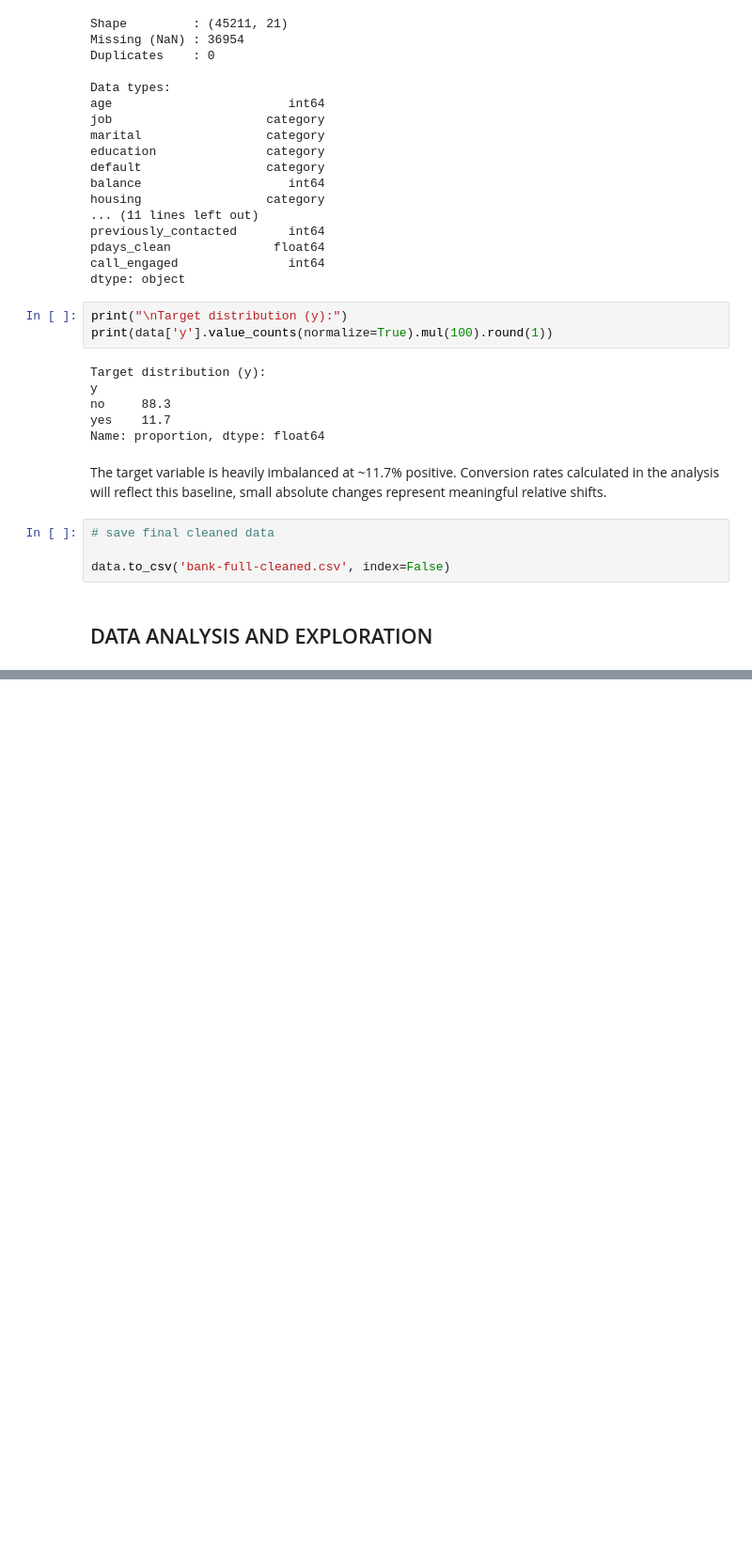
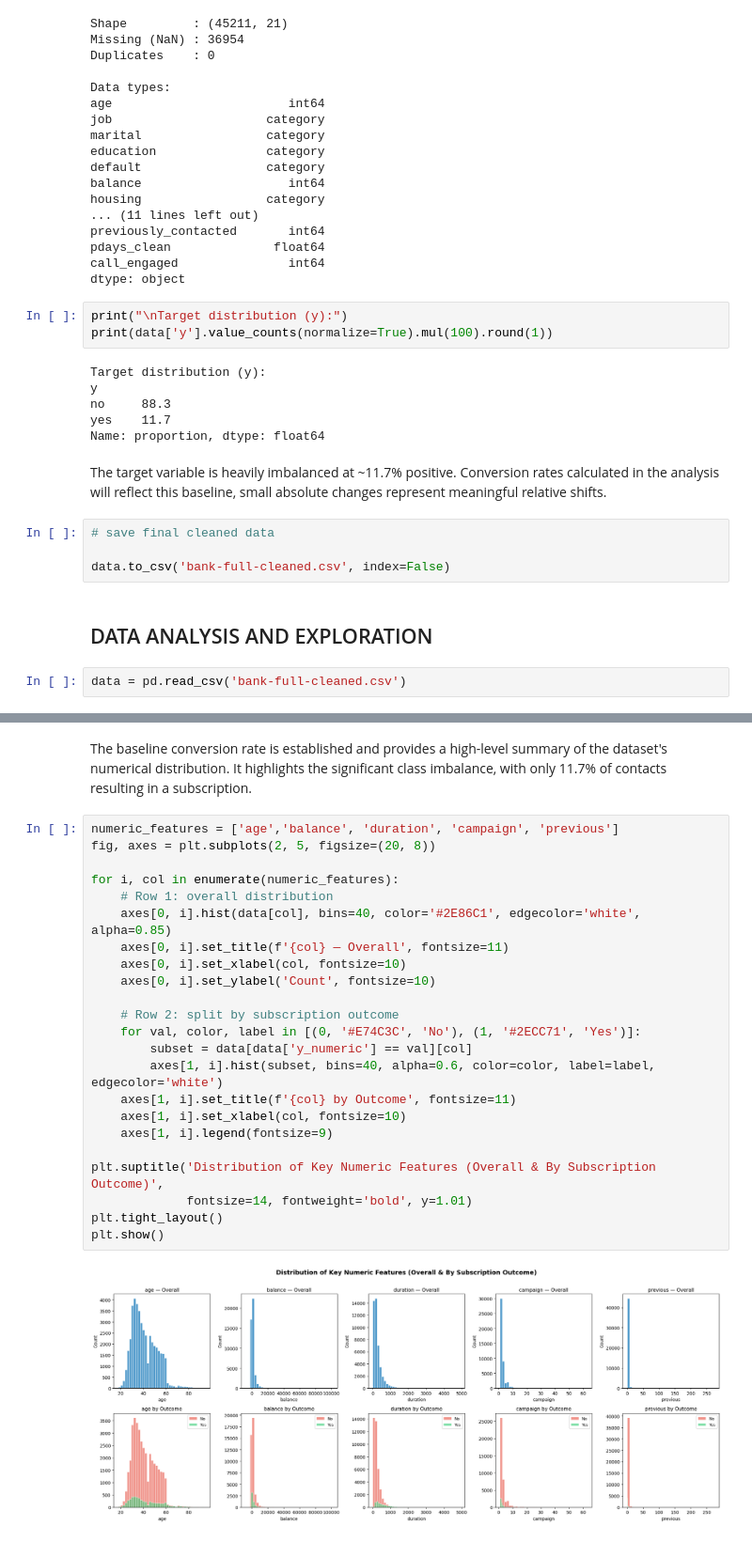
Before and after one commit to Raeesa12/FUTURE_DS_03, a Jupyter notebook: Notebook and Dataset/funnel_analysis.ipynb, the cells around one changed output, grey strips where cells are left out. Shown at 94% size. Cells and saved outputs as stored; diff of their text form; blank space fills up the shorter version.

```diff
--- a/Notebook and Dataset/funnel_analysis.ipynb
+++ b/Notebook and Dataset/funnel_analysis.ipynb
@@ -365,3 +365,5 @@ The target variable is heavily imbalanced at ~11.7% positive. Conversion rates c
 data.to_csv('bank-full-cleaned.csv', index=False)
 # %% [markdown]
 ## DATA ANALYSIS AND EXPLORATION
+# %%
+data = pd.read_csv('bank-full-cleaned.csv')
@@ -367,0 +393,27 @@ data.to_csv('bank-full-cleaned.csv', index=False)
+# %% [markdown]
+The baseline conversion rate is established and provides a high-level summary of the dataset's numerical distribution. It highlights the significant class imbalance, with only 11.7% of contacts resulting in a subscription.
+# %%
+numeric_features = ['age','balance', 'duration', 'campaign', 'previous']
+fig, axes = plt.subplots(2, 5, figsize=(20, 8))
+
+for i, col in enumerate(numeric_features):
+    # Row 1: overall distribution
+    axes[0, i].hist(data[col], bins=40, color='#2E86C1', edgecolor='white', alpha=0.85)
+    axes[0, i].set_title(f'{col} — Overall', fontsize=11)
+    axes[0, i].set_xlabel(col, fontsize=10)
+    axes[0, i].set_ylabel('Count', fontsize=10)
+
+    # Row 2: split by subscription outcome
+    for val, color, label in [(0, '#E74C3C', 'No'), (1, '#2ECC71', 'Yes')]:
+        subset = data[data['y_numeric'] == val][col]
+        axes[1, i].hist(subset, bins=40, alpha=0.6, color=color, label=label, edgecolor='white')
+    axes[1, i].set_title(f'{col} by Outcome', fontsize=11)
+    axes[1, i].set_xlabel(col, fontsize=10)
+    axes[1, i].legend(fontsize=9)
+
+plt.suptitle('Distribution of Key Numeric Features (Overall & By Subscription Outcome)',
+             fontsize=14, fontweight='bold', y=1.01)
+plt.tight_layout()
+plt.show()
+# %% [output]
+[figure, added]
```
Also changed, not shown: parts of 32 cells of this notebook, 12 other files.
